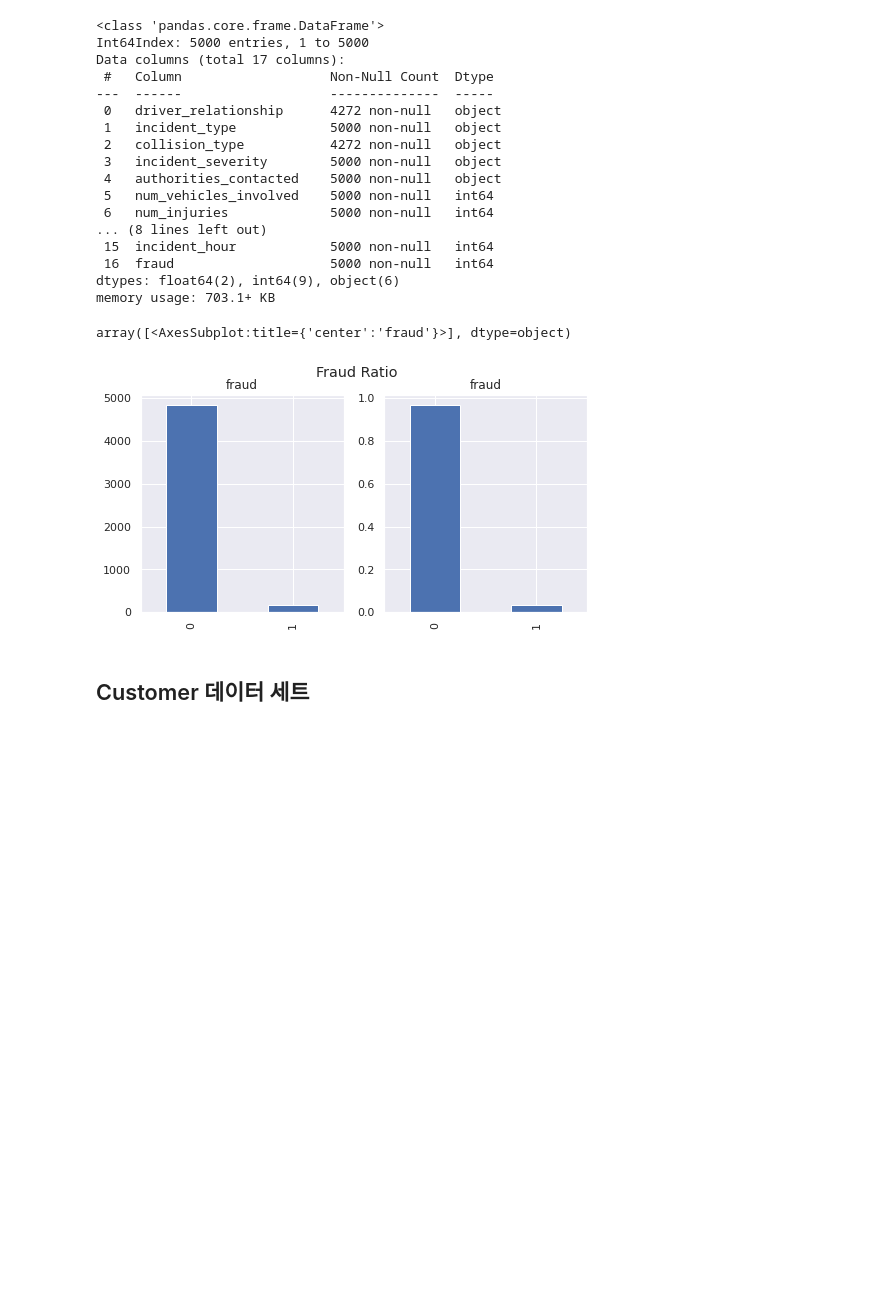
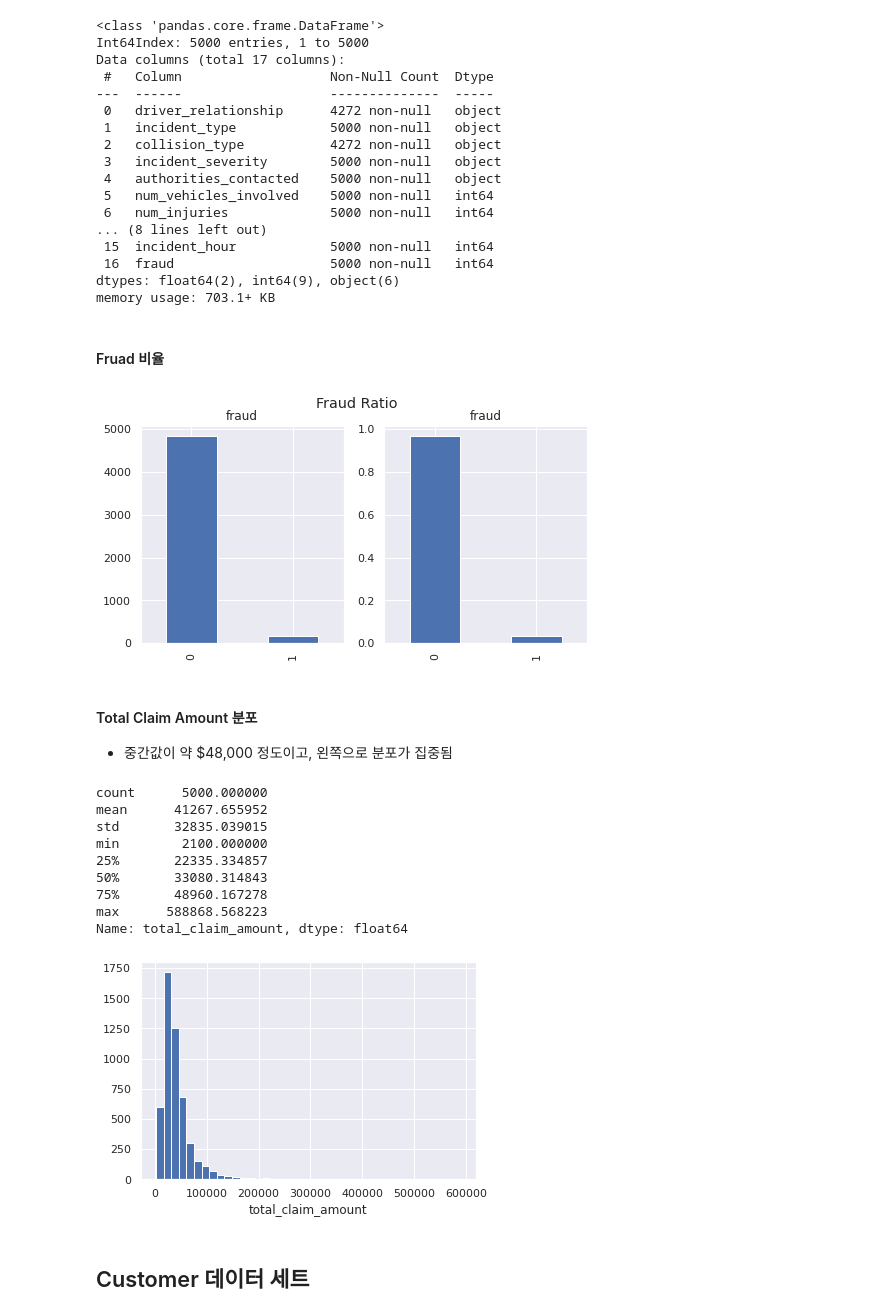
Before and after one commit to gonsoomoon-ml/SageMaker-Pipelines-Step-By-Step, a Jupyter notebook: scratch/1.1.Explore-Dataset.ipynb, the cells around one changed output. Drawn from its saved outputs; the diff is of its cells as text; code cells hidden in the pictures; blank space fills up the shorter version.

```diff
--- a/scratch/1.1.Explore-Dataset.ipynb
+++ b/scratch/1.1.Explore-Dataset.ipynb
@@ -21,6 +19,6 @@ data_dir = '../data'
 # %%
-claims_df = pd.read_csv(f"{data_dir}/claims.csv", index_col=0)
-customers_df = pd.read_csv(f"{data_dir}/customers.csv", index_col=0)
+df_claims = pd.read_csv(f"{data_dir}/claims.csv", index_col=0)
+df_customers = pd.read_csv(f"{data_dir}/customers.csv", index_col=0)
 # %% [markdown]
 ## Claim 데이터 세트
 # %%
@@ -61,13 +59,40 @@ Data columns (total 17 columns):
  16  fraud                    5000 non-null   int64
 dtypes: float64(2), int64(9), object(6)
 memory usage: 703.1+ KB
+# %% [markdown]
+#### Fruad 비율
 # %%
-fig, axes = plt.subplots(nrows=1, ncols=2, figsize=(8,4))
-claims_df.fraud.value_counts().plot(kind='bar', ax=axes[0], title="Fraud Ratio", subplots=True)
-claims_df.fraud.value_counts(normalize=True).plot(kind='bar', ax=axes[1], subplots=True)
+def shwo_category(df, col, title):
+    fig, axes = plt.subplots(nrows=1, ncols=2, figsize=(8,4))
+    df[col].value_counts().plot(kind='bar', ax=axes[0], title= title, subplots=True)
+    df[col].value_counts(normalize=True).plot(kind='bar', ax=axes[1], subplots=True)
+
+shwo_category(df=claims_df, col='fraud', title='Fraud Ratio')
 # %% [output]
-array([<AxesSubplot:title={'center':'fraud'}>], dtype=object)
 [figure]
+# %% [markdown]
+#### Total Claim Amount 분포
+- 중간값이 약 $48,000 정도이고, 왼쪽으로 분포가 집중됨
+# %%
+from IPython.display import display as dp
+def show_histogram(df, col, title, bins):
+    # plot the total claim amounts
+    plt.hist(df[col], bins=bins)
+    plt.xlabel(title)
+    dp(df[col].describe())
+
+show_histogram(df=claims_df, col='total_claim_amount', title='total_claim_amount', bins=40)
+# %% [output]
+count      5000.000000
+mean      41267.655952
+std       32835.039015
+min        2100.000000
+25%       22335.334857
+50%       33080.314843
+75%       48960.167278
+max      588868.568223
+Name: total_claim_amount, dtype: float64
+[figure, added]
 # %% [markdown]
 ## Customer 데이터 세트
 # %%
```
Also changed, not shown: parts of 21 cells of this notebook.
